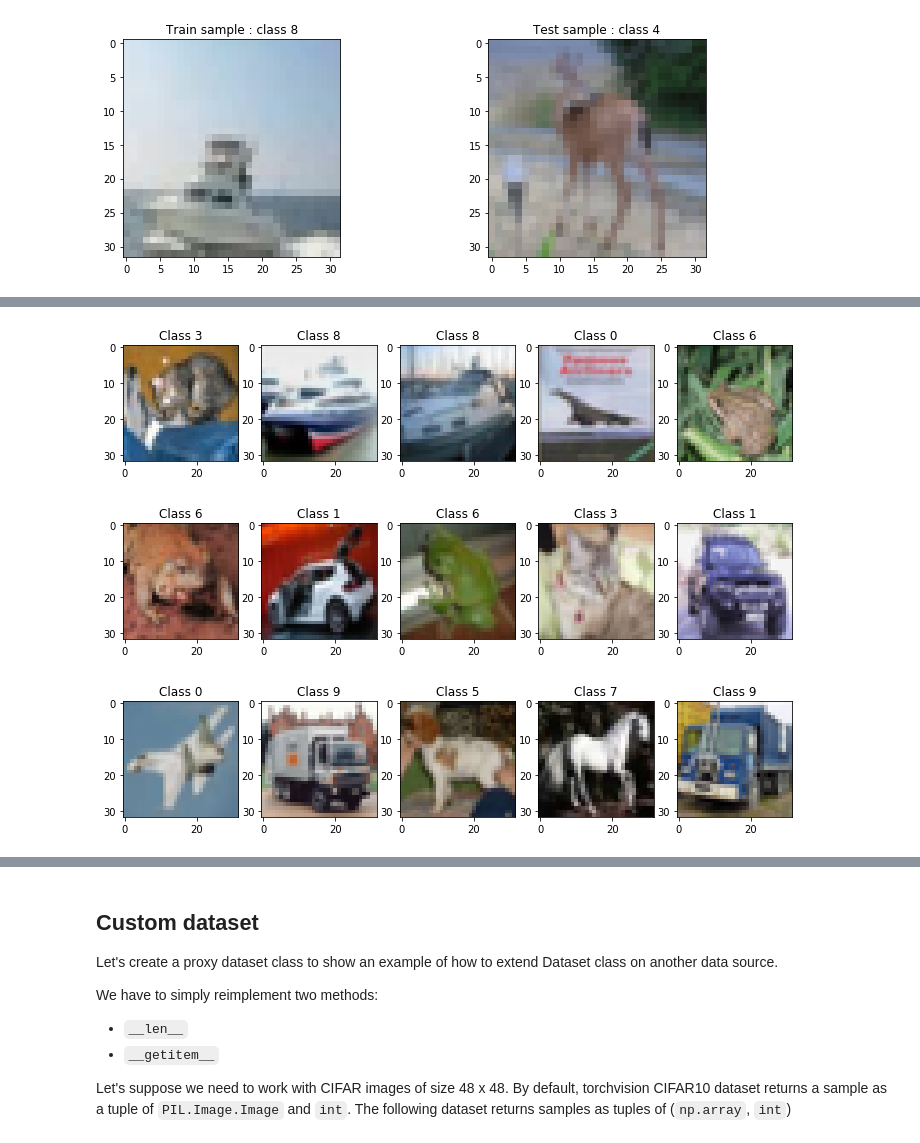
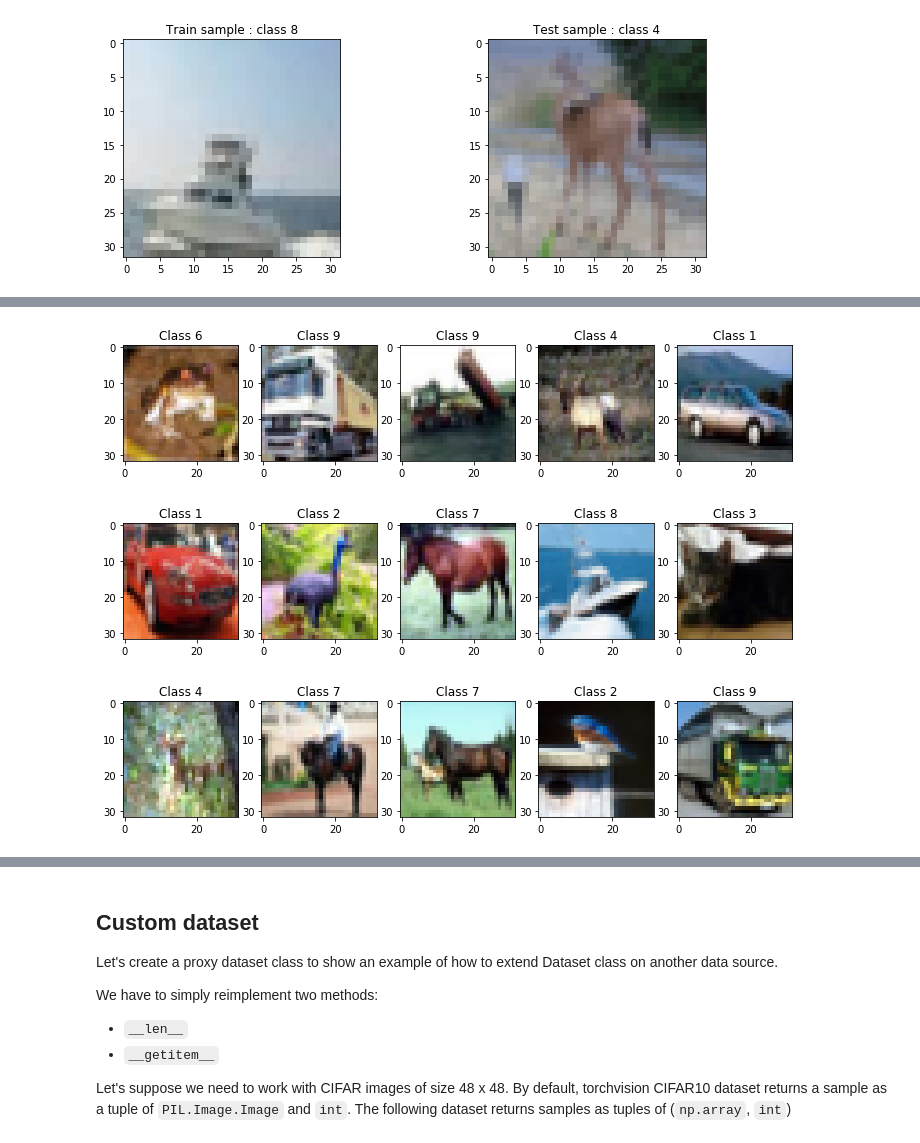
Before and after one commit to vfdev-5/pytorch-my_examples, a Jupyter notebook: Cifar10/CIFAR10_Classifier__1_dataflow.ipynb, the cells around one changed output, grey strips where cells are left out. Drawn from its saved outputs; the diff is of its cells as text; code cells hidden in the pictures.

```diff
--- a/Cifar10/CIFAR10_Classifier__1_dataflow.ipynb
+++ b/Cifar10/CIFAR10_Classifier__1_dataflow.ipynb
@@ -99,19 +79,0 @@ for i, (x, y) in enumerate(train_ds):
-# %%
-max_count = 15
-n = 5
-for i, (x, y) in enumerate(test_ds):
-
-    if i % n == 0:
-        plt.figure(figsize=(12, 4))
-
-    plt.subplot(1, n, (i % n) + 1)
-    plt.imshow(x)
-    plt.title("Class %i" % y)
-
-    max_count -= 1
-    if max_count == 0:
-        break
-# %% [output]
-[figure, removed]
-[figure, removed]
-[figure, removed]
@@ -117,0 +82,6 @@ for i, (x, y) in enumerate(test_ds):
+# %%
+display_basic_dataset(train_ds)
+# %% [output]
+[figure, added]
+[figure, added]
+[figure, added]
```
Also changed, not shown: parts of 20 cells of this notebook, 14 other files.
